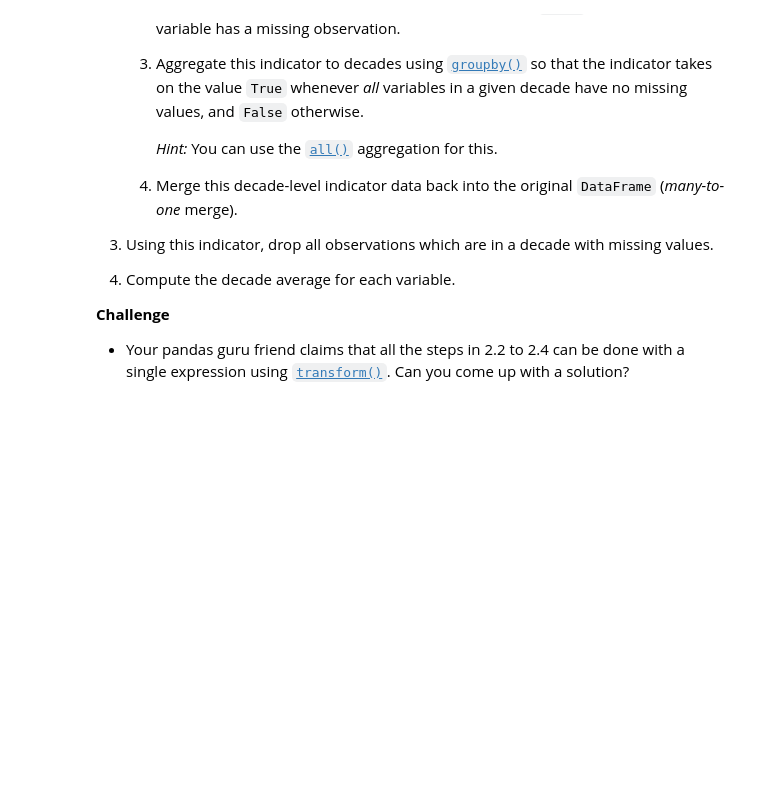
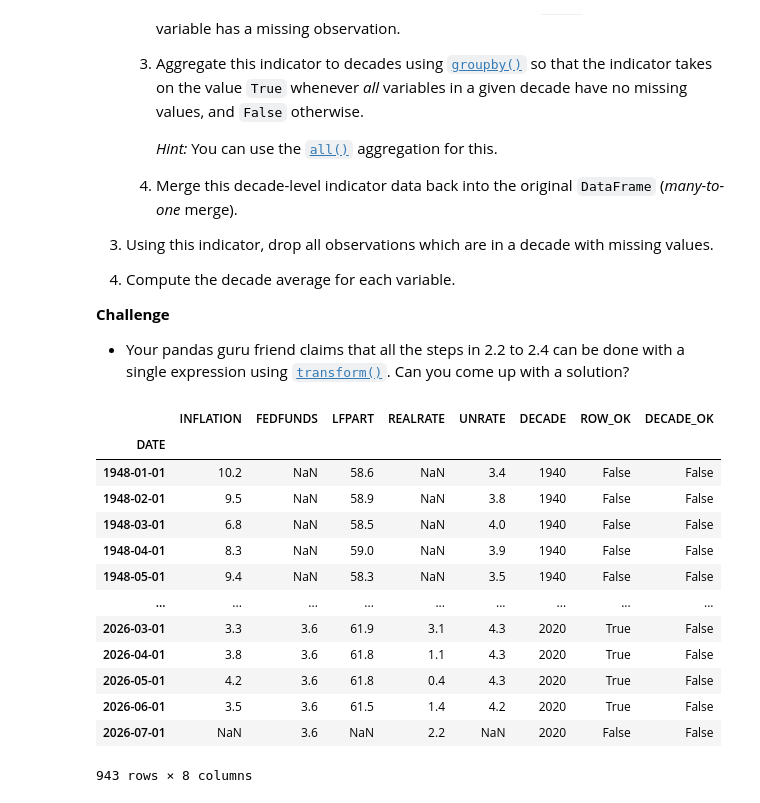
Before and after one commit to JKO-coder1/TECH2-H26, a Jupyter notebook: workshops/workshop5/workshop5_v1_JK.ipynb, the cells around one changed output. Cells and saved outputs as stored; diff of their text form; code cells hidden in the pictures; blank space fills up the shorter version.

```diff
--- a/workshops/workshop5/workshop5_v1_JK.ipynb
+++ b/workshops/workshop5/workshop5_v1_JK.ipynb
@@ -283,2 +285,28 @@ df = pd.concat(dfs, axis=1, join='outer', sort=True)
 # %%
+# 2.1
 df['DECADE'] = df.index.year // 10 * 10
+
+# 2.2
+df['ROW_OK'] = df[obs].notna().all(axis=1)
+
+# 2.3
+decade_ok = df.groupby('DECADE')['ROW_OK'].all().rename('DECADE_OK')
+
+# 2.4
+df_final = pd.merge(df.reset_index(), decade_ok, on='DECADE', how='left').set_index('DATE')
+df_final
+# %% [output]
+|  | INFLATION | FEDFUNDS | LFPART | REALRATE | UNRATE | DECADE | ROW_OK | DECADE_OK |
+| DATE |  |  |  |  |  |  |  |  |
+| 1948-01-01 | 10.2 | NaN | 58.6 | NaN | 3.4 | 1940 | False | False |
+| 1948-02-01 | 9.5 | NaN | 58.9 | NaN | 3.8 | 1940 | False | False |
+| 1948-03-01 | 6.8 | NaN | 58.5 | NaN | 4.0 | 1940 | False | False |
+| 1948-04-01 | 8.3 | NaN | 59.0 | NaN | 3.9 | 1940 | False | False |
+| 1948-05-01 | 9.4 | NaN | 58.3 | NaN | 3.5 | 1940 | False | False |
+| ... | ... | ... | ... | ... | ... | ... | ... | ... |
+| 2026-03-01 | 3.3 | 3.6 | 61.9 | 3.1 | 4.3 | 2020 | True | False |
+| 2026-04-01 | 3.8 | 3.6 | 61.8 | 1.1 | 4.3 | 2020 | True | False |
+| 2026-05-01 | 4.2 | 3.6 | 61.8 | 0.4 | 4.3 | 2020 | True | False |
+| 2026-06-01 | 3.5 | 3.6 | 61.5 | 1.4 | 4.2 | 2020 | True | False |
+| 2026-07-01 | NaN | 3.6 | NaN | 2.2 | NaN | 2020 | False | False |
+943 rows × 8 columns
```
Also changed, not shown: parts of 5 cells of this notebook.
